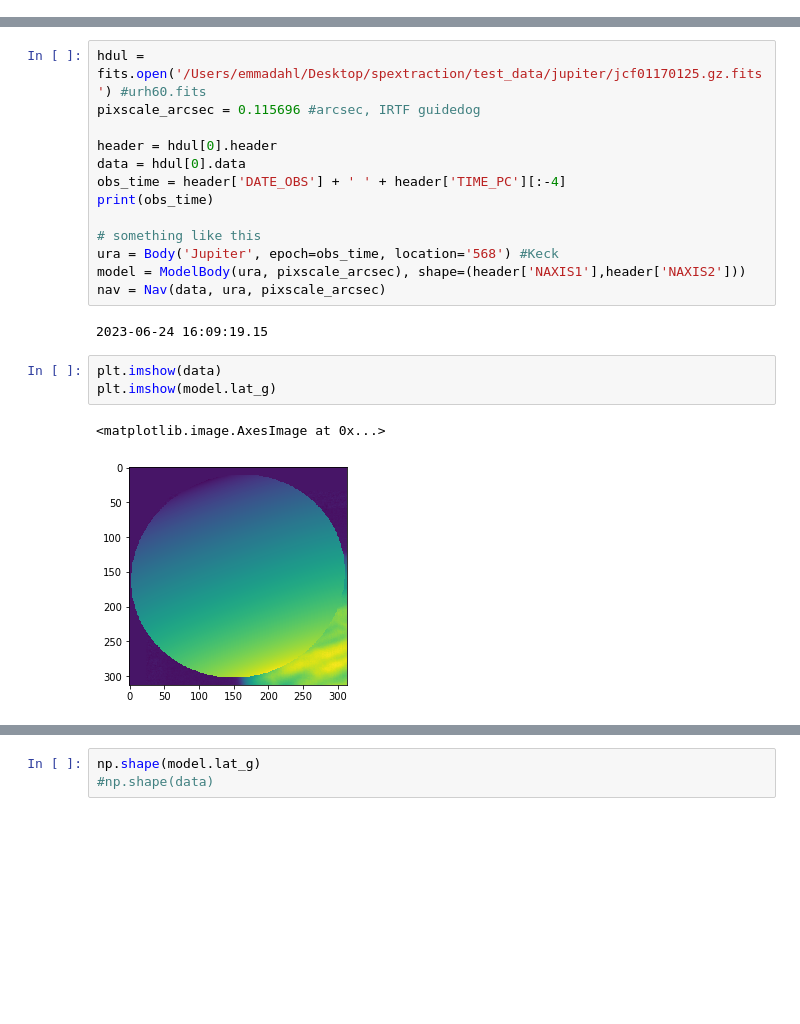
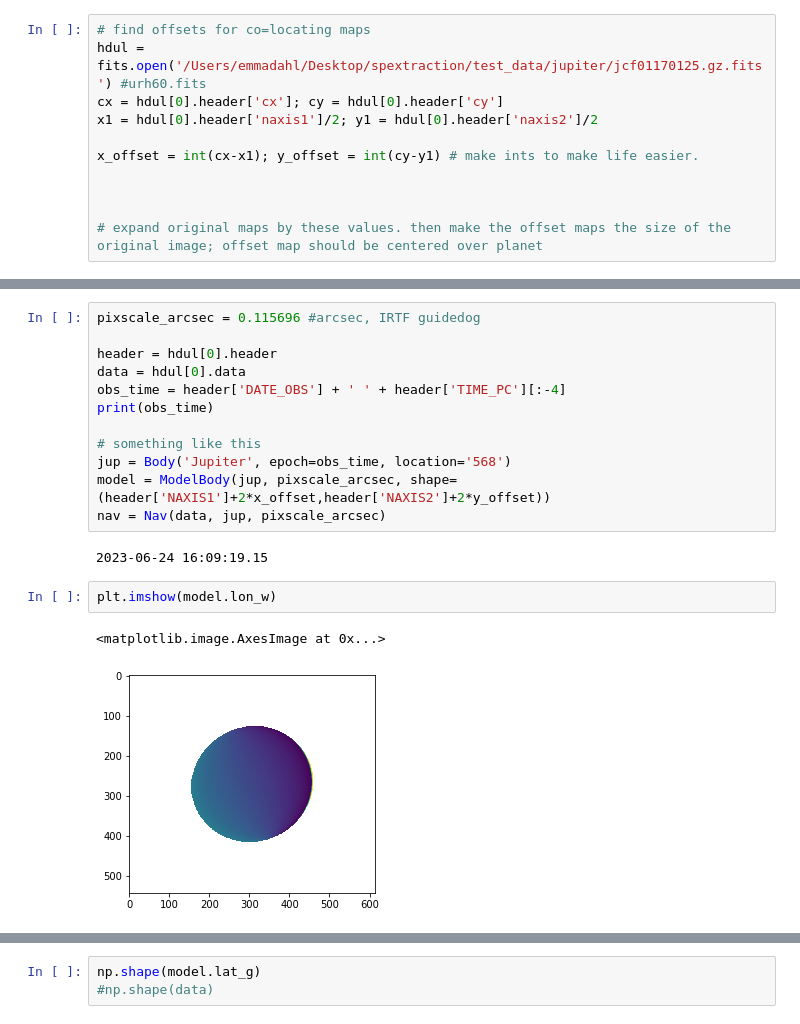
Before and after one commit to dahlek/spextraction, a Jupyter notebook: spextraction.ipynb, the cells around one changed output, grey strips where cells are left out. Saved outputs shown, nothing was run; the diff lists cells and outputs as text; blank space fills up the shorter version.

```diff
--- a/spextraction.ipynb
+++ b/spextraction.ipynb
@@ -165,0 +230,11 @@ plt.close()
+# %%
+# find offsets for co=locating maps
+hdul = fits.open('/Users/emmadahl/Desktop/spextraction/test_data/jupiter/jcf01170125.gz.fits') #urh60.fits
+cx = hdul[0].header['cx']; cy = hdul[0].header['cy']
+x1 = hdul[0].header['naxis1']/2; y1 = hdul[0].header['naxis2']/2
+
+x_offset = int(cx-x1); y_offset = int(cy-y1) # make ints to make life easier.
+
+
+
+# expand original maps by these values. then make the offset maps the size of the original image; offset map should be centered over planet
@@ -166,5 +281,4 @@ plt.close()
 # %%
-hdul = fits.open('/Users/emmadahl/Desktop/spextraction/test_data/jupiter/jcf01170125.gz.fits') #urh60.fits
 pixscale_arcsec = 0.115696 #arcsec, IRTF guidedog
 
 header = hdul[0].header
@@ -173,14 +287,13 @@ obs_time = header['DATE_OBS'] + ' ' + header['TIME_PC'][:-4]
 print(obs_time)
 
 # something like this
-ura = Body('Jupiter', epoch=obs_time, location='568') #Keck
-model = ModelBody(ura, pixscale_arcsec), shape=(header['NAXIS1'],header['NAXIS2']))
-nav = Nav(data, ura, pixscale_arcsec)
+jup = Body('Jupiter', epoch=obs_time, location='568')
+model = ModelBody(jup, pixscale_arcsec, shape=(header['NAXIS1']+2*x_offset,header['NAXIS2']+2*y_offset))
+nav = Nav(data, jup, pixscale_arcsec)
 # %% [output]
 2023-06-24 16:09:19.15
 # %%
-plt.imshow(data)
-plt.imshow(model.lat_g)
+plt.imshow(model.lon_w)
 # %% [output]
 <matplotlib.image.AxesImage at 0x...>
-[figure, old version]
+[figure, new version]
```
Also changed, not shown: parts of 12 cells of this notebook.
